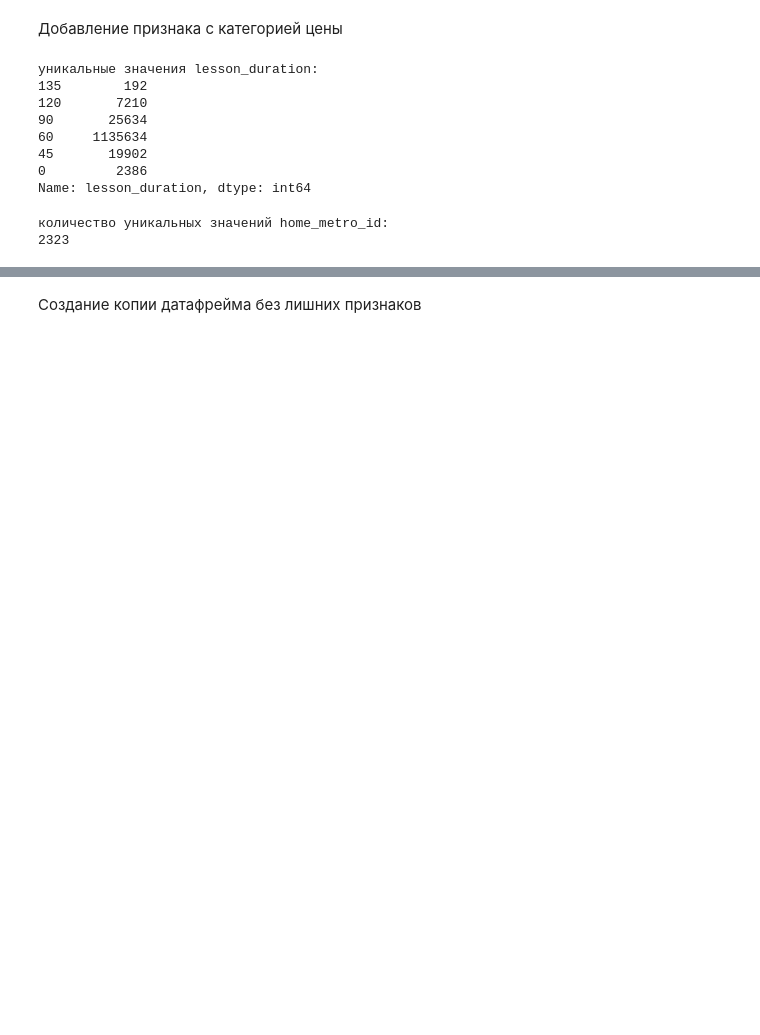
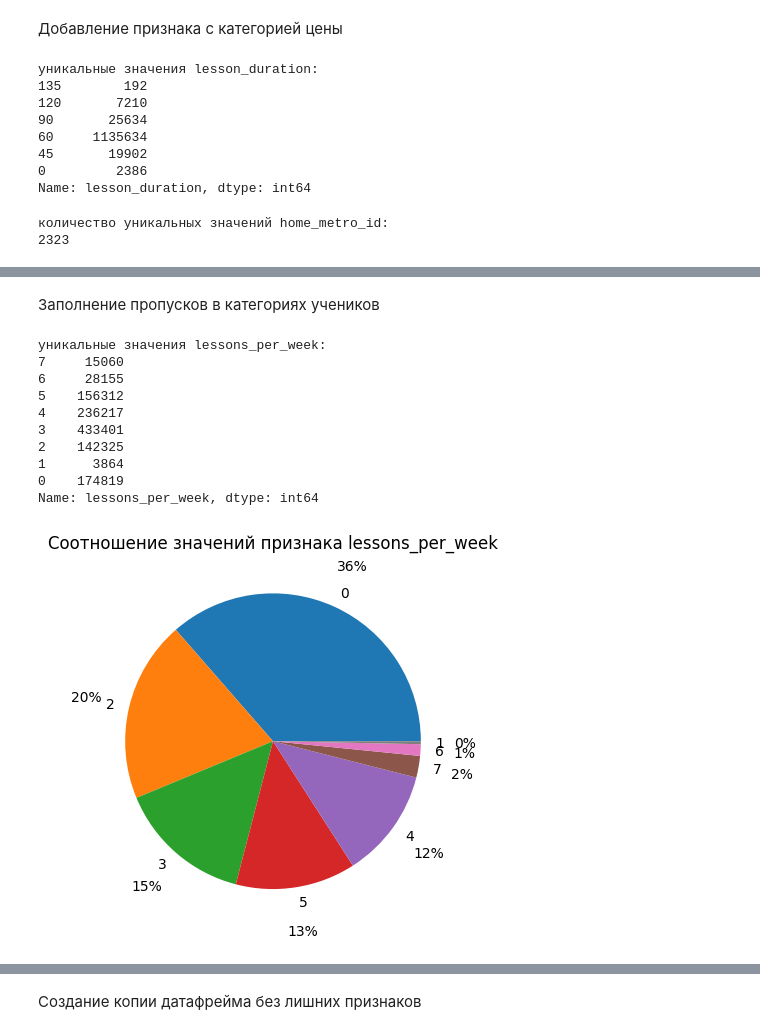
Before and after one commit to denis-42ds/classification_of_payment_requests, a Jupyter notebook: classification_of_payment_requests.ipynb, the cells around one changed output, grey strips where cells are left out. Drawn from its saved outputs; the diff is of its cells as text; code cells hidden in the pictures; blank space fills up the shorter version.

```diff
--- a/classification_of_payment_requests.ipynb
+++ b/classification_of_payment_requests.ipynb
@@ -448,0 +477,2 @@ memory usage: 228.3+ MB
+# %%
+orders = orders.drop(orders[orders['additional_status_id'] == 1].index)
@@ -448,0 +489,10 @@ memory usage: 228.3+ MB
+# %%
+orders['amount_to_pay'] = (orders['amount_to_pay']
+                           .apply(lambda x: pd.to_numeric(x.replace(',', '.'), errors='coerce'))
+                           .fillna(0)
+                           .astype('float32')
+                           )
+# %%
+orders['planned_lesson_number'] = orders['planned_lesson_number'].astype('int8')
+print(f"""уникальные значения planned_lesson_number:
+{orders['planned_lesson_number'].value_counts().sort_index(ascending=False)}""")
@@ -448,0 +529,2 @@ memory usage: 228.3+ MB
+# %% [markdown]
+Заполнение пропусков в категориях учеников
@@ -448,0 +534,24 @@ memory usage: 228.3+ MB
+# %%
+orders['lessons_per_week'] = orders['lessons_per_week'].astype('int8')
+print(f"""уникальные значения lessons_per_week:
+{orders['lessons_per_week'].value_counts().sort_index(ascending=False)}""")
+
+fig1, ax1 = plt.subplots()
+ax1.pie(orders['lessons_per_week'].value_counts(),
+        labels=orders['lessons_per_week'].unique(),
+        autopct='%1.0f%%',
+        pctdistance=1.3)
+plt.title('Соотношение значений признака lessons_per_week', size=12)
+plt.show()
+# %% [output]
+уникальные значения lessons_per_week:
+7     15060
+6     28155
+5    156312
+4    236217
+3    433401
+2    142325
+1      3864
+0    174819
+Name: lessons_per_week, dtype: int64
+[figure, added]
```
Also changed, not shown: parts of 38 cells of this notebook.
